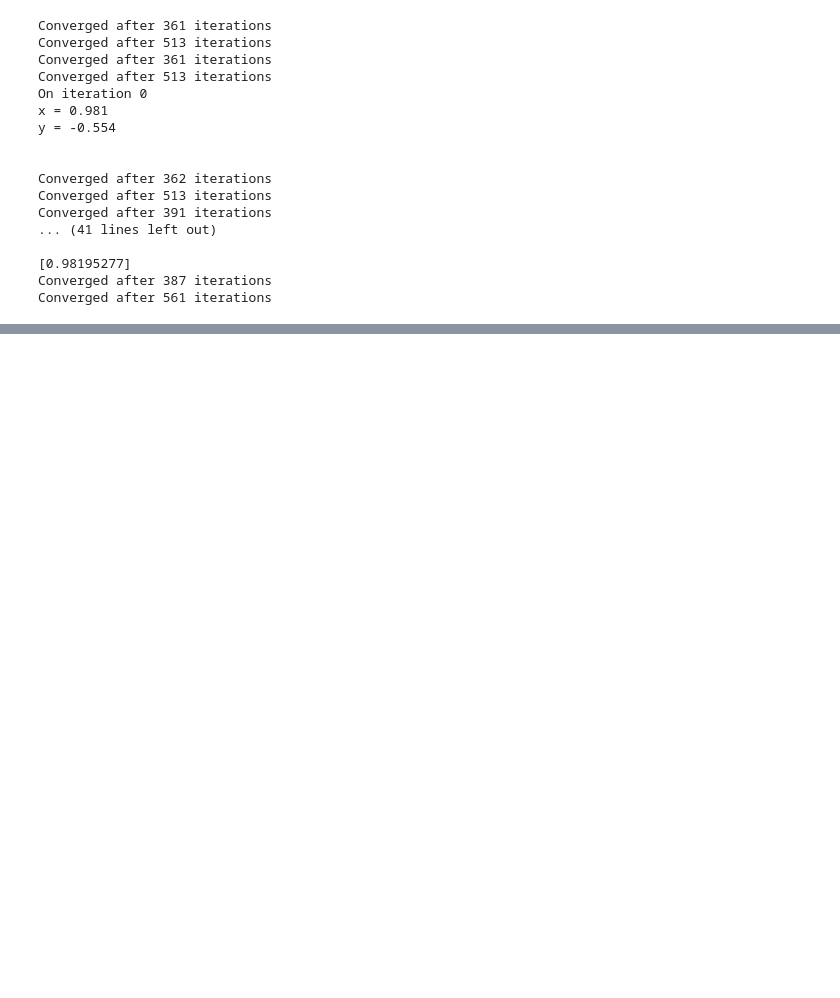
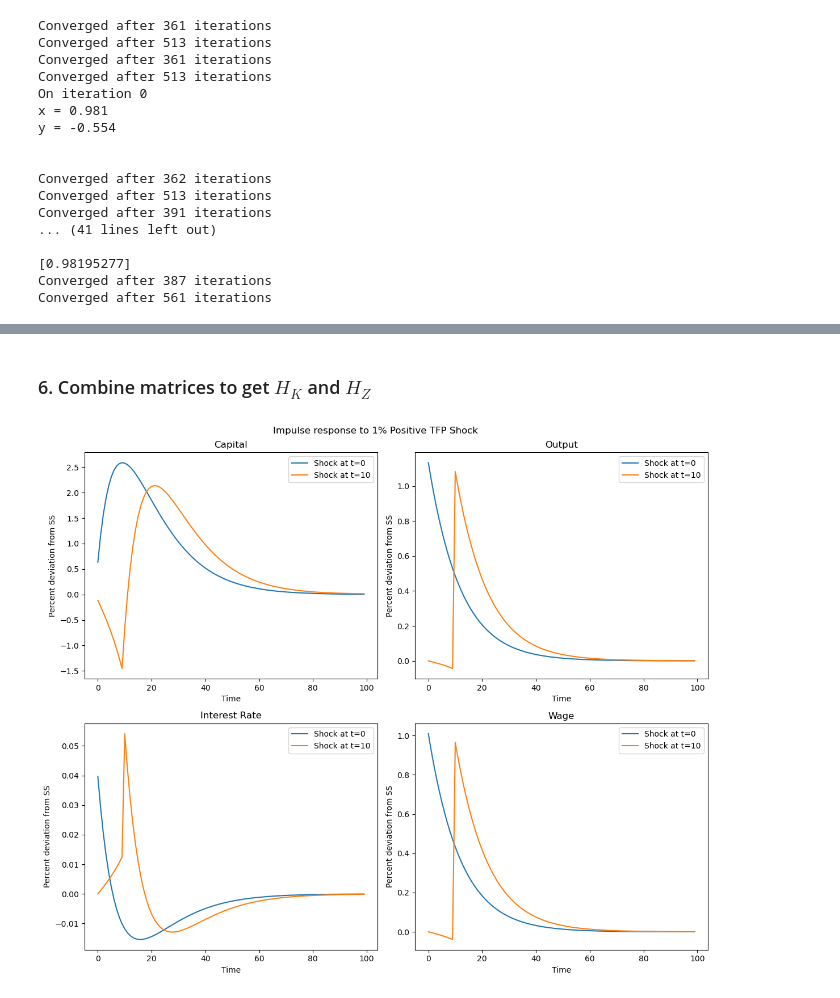
Before and after one commit to JungHyunKKim/281-Computational, a Jupyter notebook: HW8/JungHyunKim_HW8.ipynb, the cells around one changed output, grey strips where cells are left out. Drawn from its saved outputs; the diff is of its cells as text; code cells hidden in the pictures; blank space fills up the shorter version.

```diff
--- a/HW8/JungHyunKim_HW8.ipynb
+++ b/HW8/JungHyunKim_HW8.ipynb
@@ -49,6 +126,7 @@ ss['K'] = alpha * ss['Y'] / (ss['r'] + delta)
 ss['A'] = ss['K']
 ss['C'] = ss['Y'] - delta * ss['K']
 ss['Z'] = ss['Y'] / (ss['K'] ** alpha * ss['L'] ** (1 - alpha))
+ss['delta'] = delta
 
 # grids and initial conditions
 e_grid, _, Pi = grids.markov_rouwenhorst(rho=rho_e, sigma=sd_e, N=nE)
@@ -56,7 +134,7 @@ a_grid = grids.agrid(amin=amin, amax=amax, n=nA)
 
 
 # analytical Jacobians from firm block
-J = firm(calib, ss, T)
+J_firm = firm(calib, ss, T)
 
 # define backward step
 def backward_step(Va_p, Pi, a_grid, e_grid, r, w, beta, eis):
@@ -272,0 +412,2 @@ for t in range(1, F.shape[0]):
+# %% [markdown]
+### 6. Combine matrices to get $H_K$ and $H_Z$
@@ -273 +496,47 @@ for t in range(1, F.shape[0]):
+# %%
+# Plot the impulse response functions
+fig, axs = plt.subplots(2, 2, figsize=(12, 10))
+
+# Plot K
+axs[0, 0].plot(K0, label='Shock at t=0')
+axs[0, 0].plot(K10, label='Shock at t=10')
+axs[0, 0].set_title('Capital')
+axs[0, 0].set_xlabel('Time')
+axs[0, 0].set_ylabel('Percent deviation from SS')
+axs[0, 0].legend()
+
+# Plot Y
+axs[0, 1].plot(Y0, label='Shock at t=0')
+axs[0, 1].plot(Y10, label='Shock at t=10')
+axs[0, 1].set_title('Output')
+axs[0, 1].set_xlabel('Time')
+axs[0, 1].set_ylabel('Percent deviation from SS')
+axs[0, 1].legend()
+
+# Plot r
+axs[1, 0].plot(r0, label='Shock at t=0')
+axs[1, 0].plot(r10, label='Shock at t=10')
+axs[1, 0].set_title('Interest Rate')
+axs[1, 0].set_xlabel('Time')
+axs[1, 0].set_ylabel('Percent deviation from SS')
+axs[1, 0].legend()
+
+# Plot w
+axs[1, 1].plot(w0, label='Shock at t=0')
+axs[1, 1].plot(w10, label='Shock at t=10')
+axs[1, 1].set_title('Wage')
+axs[1, 1].set_xlabel('Time')
+axs[1, 1].set_ylabel('Percent deviation from SS')
+axs[1, 1].legend()
+
+# Add a suptitle
+fig.suptitle('Impulse response to 1% Positive TFP Shock')
+
+# Adjust the spacing between subplots
+fig.tight_layout()
+
+# Show the plot
+plt.show()
+# %% [output]
+[figure, added]
 # %% [markdown]
```
Also changed, not shown: parts of 23 cells of this notebook, 1 other file.
